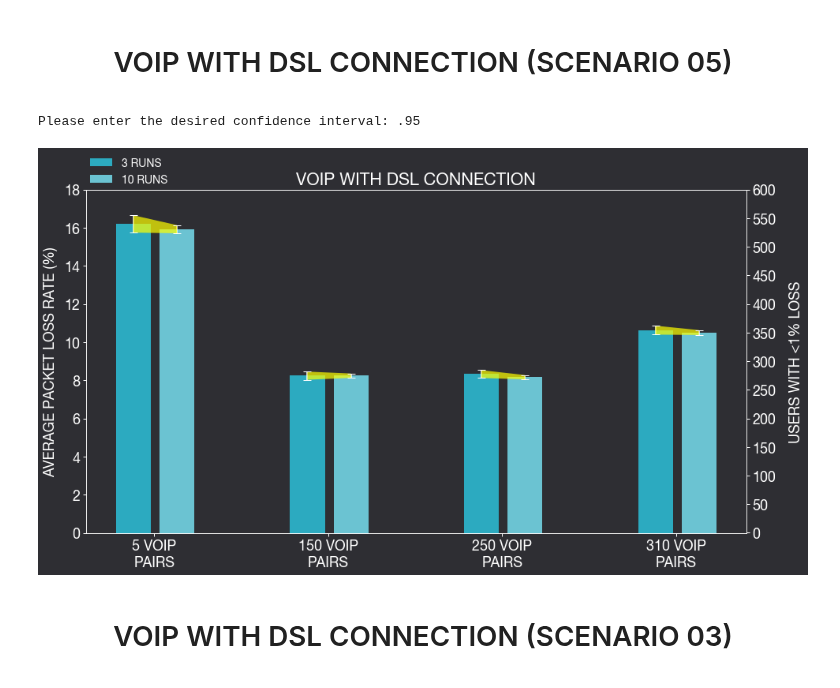
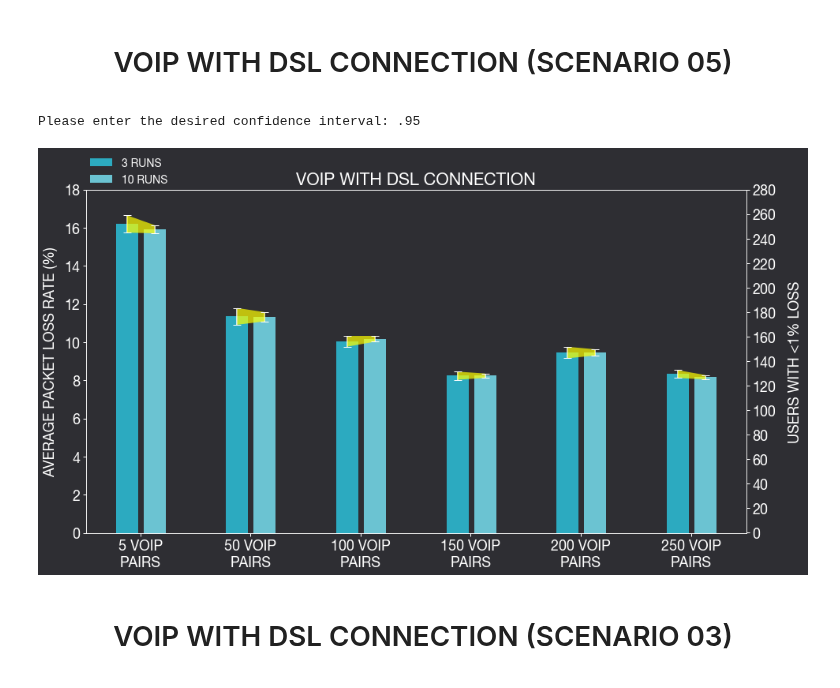
Before and after one commit to royruiz-dev/DataAutomation_SimComNets, a Jupyter notebook: SiMCN-Ex07/SimComNet_Ex07_Results_Analysis.ipynb, the cells around one changed output. Cells and saved outputs as stored; diff of their text form; code cells hidden in the pictures.

Commit message:
Updated python code for more plotting

```diff
--- a/SiMCN-Ex07/SimComNet_Ex07_Results_Analysis.ipynb
+++ b/SiMCN-Ex07/SimComNet_Ex07_Results_Analysis.ipynb
@@ -890,13 +703,17 @@ class Result_Analysis():
 
     def read_file(self, file_number):
         dict_ = {1: path+'/New_results/VOIP_DSL_rpt03_scenario_05_PAIRS_5_PK_Loss_Rate.csv',
-                 2: path+'/New_results/VOIP_DSL_rpt03_scenario_05_PAIRS_150_PK_Loss_Rate.csv',
-                 3: path+'/New_results/VOIP_DSL_rpt03_scenario_05_PAIRS_250_PK_Loss_Rate.csv',
-                 4: path+'/New_results/VOIP_DSL_rpt03_scenario_05_PAIRS_310_PK_Loss_Rate.csv',
-                 5: path+'/New_results/VOIP_DSL_rpt10_scenario_05_PAIRS_5_PK_Loss_Rate.csv',
-                 6: path+'/New_results/VOIP_DSL_rpt10_scenario_05_PAIRS_150_PK_Loss_Rate.csv',
-                 7: path+'/New_results/VOIP_DSL_rpt10_scenario_05_PAIRS_250_PK_Loss_Rate.csv',
-                 8: path+'/New_results/VOIP_DSL_rpt10_scenario_05_PAIRS_310_PK_Loss_Rate.csv'
+                 2: path+'/New_results/VOIP_DSL_rpt03_scenario_05_PAIRS_50_PK_Loss_Rate.csv',
+                 3: path+'/New_results/VOIP_DSL_rpt03_scenario_05_PAIRS_100_PK_Loss_Rate.csv',
+                 4: path+'/New_results/VOIP_DSL_rpt03_scenario_05_PAIRS_150_PK_Loss_Rate.csv',
+                 5: path+'/New_results/VOIP_DSL_rpt03_scenario_05_PAIRS_200_PK_Loss_Rate.csv',
+                 6: path+'/New_results/VOIP_DSL_rpt03_scenario_05_PAIRS_250_PK_Loss_Rate.csv',
+                 7: path+'/New_results/VOIP_DSL_rpt10_scenario_05_PAIRS_5_PK_Loss_Rate.csv',
+                 8: path+'/New_results/VOIP_DSL_rpt10_scenario_05_PAIRS_50_PK_Loss_Rate.csv',
+                 9: path+'/New_results/VOIP_DSL_rpt10_scenario_05_PAIRS_100_PK_Loss_Rate.csv',
+                 10: path+'/New_results/VOIP_DSL_rpt10_scenario_05_PAIRS_150_PK_Loss_Rate.csv',
+                 11: path+'/New_results/VOIP_DSL_rpt10_scenario_05_PAIRS_200_PK_Loss_Rate.csv',
+                 12: path+'/New_results/VOIP_DSL_rpt10_scenario_05_PAIRS_250_PK_Loss_Rate.csv'
                 }
         cols = ['run', 'timelimit', 'repetition', 'Module', 'Name', 'Avg_Loss_Rate']
         data = pd.read_csv(dict_[file_number], delimiter=',', skiprows=[0], names=cols)
@@ -980,7 +797,7 @@ while run:
         t_dict = {}
         z_dict = {}
         user_count_arr = []
-        for number in range(1,9):
+        for number in range(1,13):
             file_number = number
 
             obj = Result_Analysis()
@@ -1004,20 +821,24 @@ while run:
         barWidth = 0.2
 
         # Choose the height of the bars
-        bars_count_rpt03 = [math.ceil(user_count_arr[index]/3) for index, value in enumerate(user_count_arr) if index <= 3]
-        bars_count_rpt10 = [math.ceil(user_count_arr[index]/10) for index, value in enumerate(user_count_arr) if index > 3]
+        bars_count_rpt03 = [math.ceil(user_count_arr[index]/3) for index, value in enumerate(user_count_arr) if index <= 5]
+        bars_count_rpt10 = [math.ceil(user_count_arr[index]/10) for index, value in enumerate(user_count_arr) if index > 5]
 
-        bars_1000s_rpt03 = [mean_dict[i][0] for i in mean_dict if i <= 4]
-        bars_1000s_rpt10 = [mean_dict[i][0] for i in mean_dict if i > 4]
+        bars_1000s_rpt03 = [mean_dict[i][0] for i in mean_dict if i <= 6]
+        bars_1000s_rpt10 = [mean_dict[i][0] for i in mean_dict if i > 6]
 
         # Upper and lower limits for confidence interval (error bars) used for fill_between method
-        yer_1000s_l_rpt03 = [t_dict[1][0][0], t_dict[2][0][0], t_dict[3][0][0], t_dict[4][0][0]]
+        yer_1000s_l_rpt03 = [t_dict[1][0][0], t_dict[2][0][0], t_dict[3][0][0], t_dict[4][0][0],
+                            t_dict[5][0][0], t_dict[6][0][0]]
 
-        yer_1000s_u_rpt03 = [t_dict[1][0][1], t_dict[2][0][1], t_dict[3][0][1], t_dict[4][0][1]]
+        yer_1000s_u_rpt03 = [t_dict[1][0][1], t_dict[2][0][1], t_dict[3][0][1], t_dict[4][0][1],
+                             t_dict[5][0][1], t_dict[6][0][1]]
 
-        yer_1000s_l_rpt10 = [t_dict[5][0][0], t_dict[6][0][0], t_dict[7][0][0], t_dict[8][0][0]]
+        yer_1000s_l_rpt10 = [t_dict[7][0][0], t_dict[8][0][0], t_dict[9][0][0], t_dict[10][0][0],
+                             t_dict[11][0][0], t_dict[12][0][0]]
 
-        yer_1000s_u_rpt10 = [t_dict[5][0][1], t_dict[6][0][1], t_dict[7][0][1], t_dict[8][0][1]]
+        yer_1000s_u_rpt10 = [t_dict[7][0][1], t_dict[8][0][1], t_dict[9][0][1], t_dict[10][0][1],
+                             t_dict[11][0][1], t_dict[12][0][1]]
 
         # Choose the height of the confidence interval (error bars) for errorbar method
         yer_1000s_rpt03 = [(u - l)/2 for u, l in zip(yer_1000s_u_rpt03, yer_1000s_l_rpt03)]
@@ -1063,37 +884,38 @@ while run:
         ax2.bar(r_1000s_rpt10, bars_count_rpt10, width = barWidth, color = '#D097DF', label='USER COUNT (10 RUNS)')
 
 
-        labels = ['5 VOIP\nPAIRS','150 VOIP\nPAIRS','250 VOIP\nPAIRS', '310 VOIP\nPAIRS']
+        labels = ['5 VOIP\nPAIRS','50 VOIP\nPAIRS','100 VOIP\nPAIRS','150 VOIP\nPAIRS','200 VOIP\nPAIRS',
+                  '250 VOIP\nPAIRS']
         x = np.arange(len(labels))  # the label locations
-        ax1.set_xticks(x+0.119)
+        ax1.set_xticks(x+0.12)
         ax1.set_xticklabels(labels ,color = '#FFFFFF')
         ax1.tick_params(direction='out', length=4, width=1, colors='w')
 
         ax1.set_yticks(np.arange(0.0, 20.0, 2.0))
         ax1.set_ylabel('AVERAGE PACKET LOSS RATE (%)', labelpad=8, color = '#FFFFFF')
 
-        ax2.set_yticks(np.arange(0, 650, 50))
+        ax2.set_yticks(np.arange(0, 300, 20))
         ax2.tick_params(direction='out', length=4, width=1, colors='w')
         ax2.set_ylabel('USERS WITH <1% LOSS', labelpad=16, color = '#FFFFFF')
         ax1.set_title('VOIP WITH DSL CONNECTION', color = '#FFFFFF')
 
         leg1 = ax1.legend(fontsize = 14, loc='lower left', bbox_to_anchor= (0.0, 1.0), ncol=1, borderaxespad=0, frameon=False)
         #leg2 = ax2.legend(fontsize = 14, loc='lower right', bbox_to_anchor= (1.0, 1.0), ncol=1, borderaxespad=0, frameon=False)
         for text in leg1.get_texts():
             text.set_color("white")
         #for text in leg2.get_texts():
         #    text.set_color("white")
 
         plt.show()
 
         #print(f'\n\n\nCI based on T-score: \n{t_dict}')
         #print(f'\n\n\nCI based on Z-score: \n{z_dict}')
         #print(f'\n\n\nMean:{mean_dict}')
 
         run = False
 # %% [output]
 Please enter the desired confidence interval: .95
-[figure, old version]
+[figure, new version]
 # %% [markdown]
 <center><h1>VOIP WITH DSL CONNECTION (SCENARIO 03)</h1></center>
 # %%
```
Also changed, not shown: parts of 7 cells of this notebook, 2 other files.
